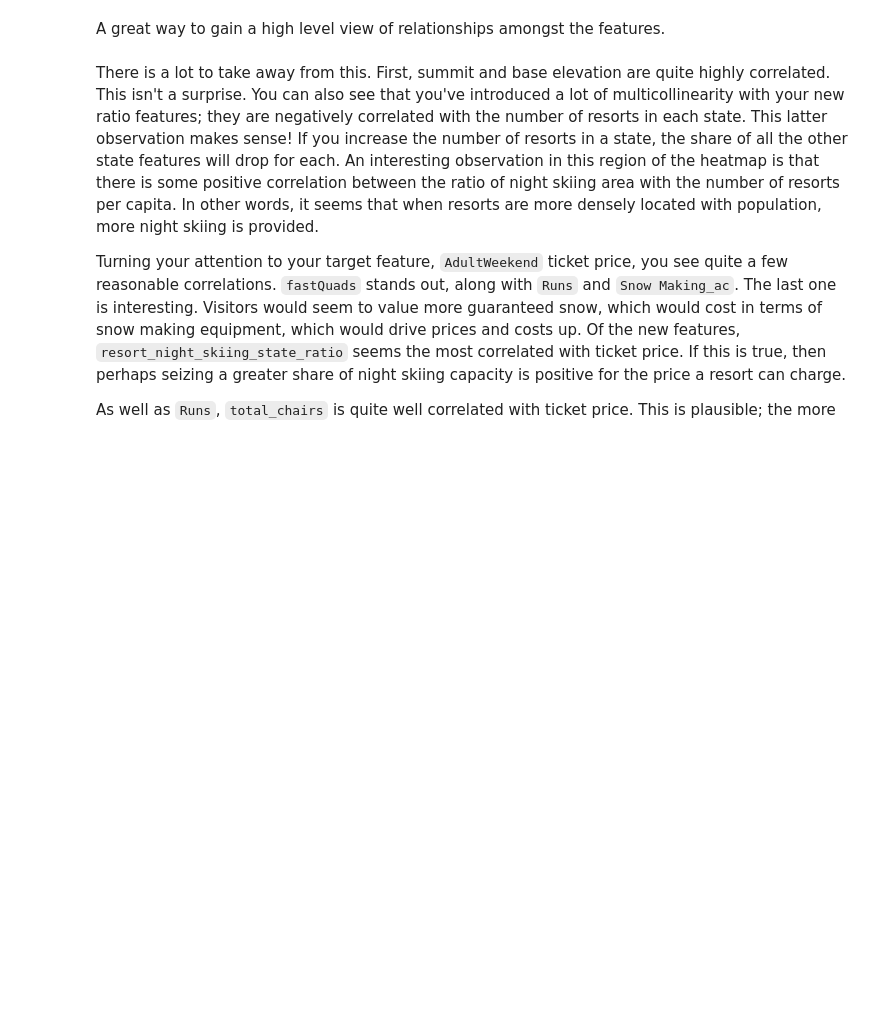
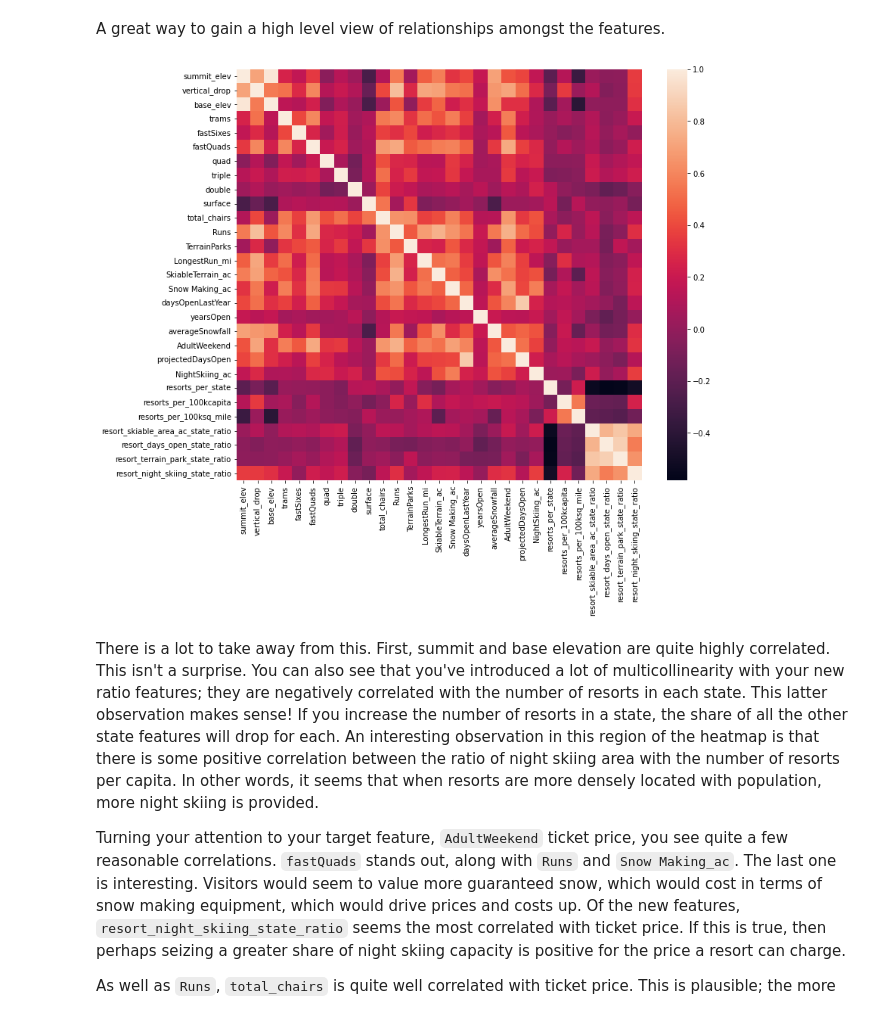
Before and after one commit to michaelchi08/DataScienceGuidedCapstone, a Jupyter notebook: Notebooks/03_exploratory_data_analysis.ipynb, the cells around one changed output. Saved outputs shown, nothing was run; the diff lists cells and outputs as text; code cells hidden in the pictures; blank space fills up the shorter version.

```diff
--- a/Notebooks/03_exploratory_data_analysis.ipynb
+++ b/Notebooks/03_exploratory_data_analysis.ipynb
@@ -761,9 +757,11 @@ A great way to gain a high level view of relationships amongst the features.
 # %%
 #Code task 12#
 #Show a seaborn heatmap of correlations in ski_data
 #Hint: call pandas' `corr()` method on `ski_data` and pass that into `sns.heatmap`
 plt.subplots(figsize=(12,10))
-sns.___(ski_data.___);
+sns.heatmap(ski_data.corr());
+# %% [output]
+[figure, added]
 # %% [markdown]
 There is a lot to take away from this. First, summit and base elevation are quite highly correlated. This isn't a surprise. You can also see that you've introduced a lot of multicollinearity with your new ratio features; they are negatively correlated with the number of resorts in each state. This latter observation makes sense! If you increase the number of resorts in a state, the share of all the other state features will drop for each. An interesting observation in this region of the heatmap is that there is some positive correlation between the ratio of night skiing area with the number of resorts per capita. In other words, it seems that when resorts are more densely located with population, more night skiing is provided.
 
```
Also changed, not shown: parts of 12 cells of this notebook, 2 other files.
